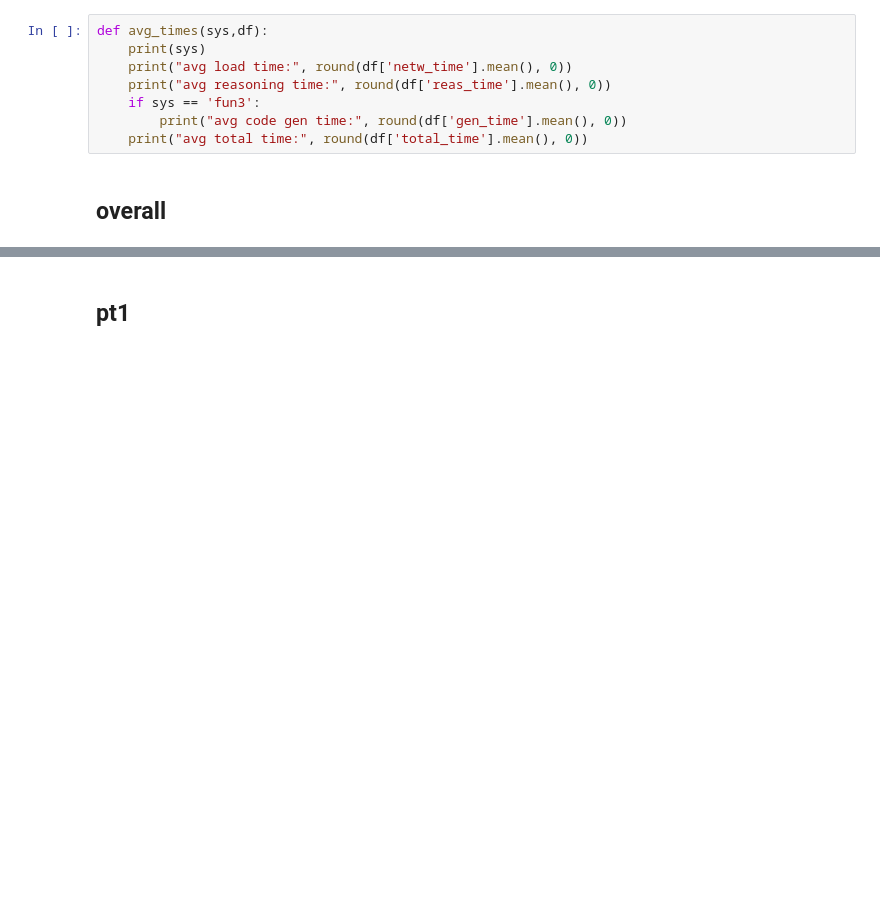
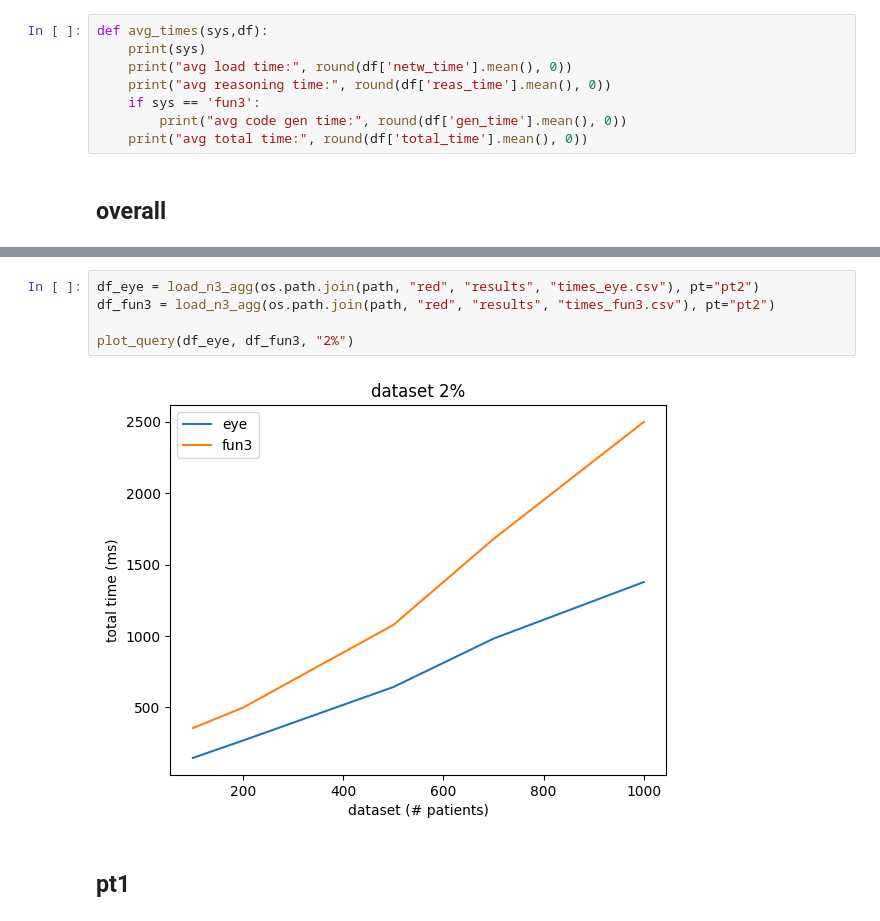
Before and after one commit to william-vw/fun3, a Jupyter notebook: python/tests-bench/zika/exp.ipynb, the cells around one changed output, grey strips where cells are left out. Cells and saved outputs as stored; diff of their text form; blank space fills up the shorter version.

```diff
--- a/python/tests-bench/zika/exp.ipynb
+++ b/python/tests-bench/zika/exp.ipynb
@@ -231,3 +185,10 @@ avg total time: 975.0
+# %%
+df_eye = load_n3_agg(os.path.join(path, "red", "results", "times_eye.csv"), pt="pt2")
+df_fun3 = load_n3_agg(os.path.join(path, "red", "results", "times_fun3.csv"), pt="pt2")
+
+plot_query(df_eye, df_fun3, "2%")
+# %% [output]
+[figure, added]
 # %% [markdown]
 ## pt1
 # %%
```
Also changed, not shown: parts of 14 cells of this notebook, 1 other file.
